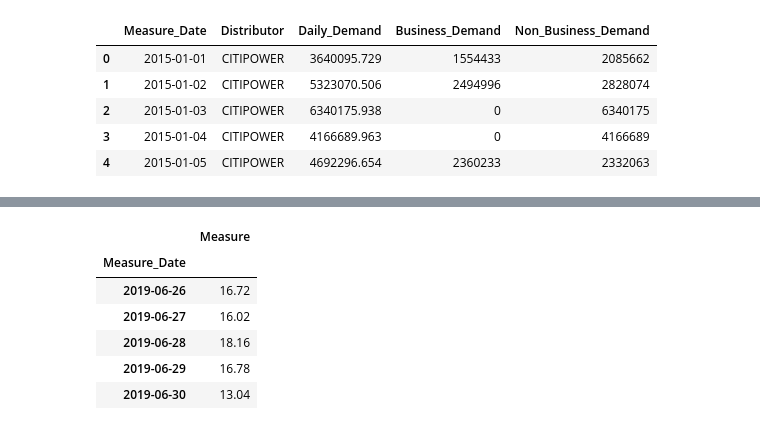
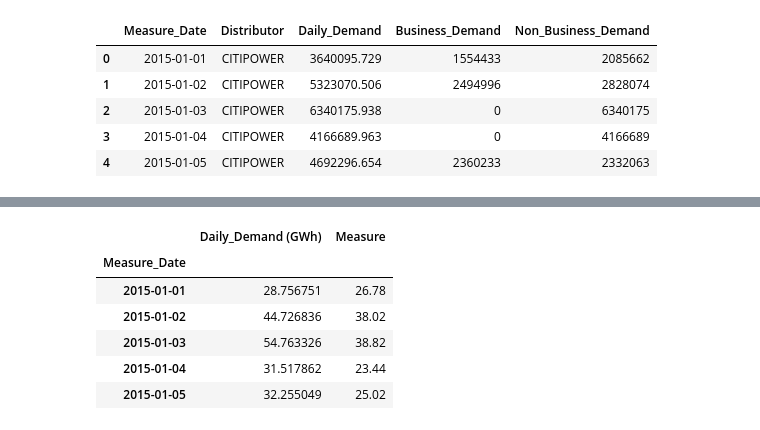
Before and after one commit to tahsinurrahman2011/Project-1, a Jupyter notebook: Electricity Demand Vs Weather Analysis.ipynb, the cells around one changed output, grey strips where cells are left out. Drawn from its saved outputs; the diff is of its cells as text; code cells hidden in the pictures.

```diff
--- a/Electricity Demand Vs Weather Analysis.ipynb
+++ b/Electricity Demand Vs Weather Analysis.ipynb
@@ -84,6 +85,6 @@ demand_df.head()
 | 4 | 2015-01-05 | CITIPOWER | 4692296.654 | 2360233 | 2332063 |
 # %%
 Vicdemand_df = demand_df.groupby(['Measure_Date']).agg({'Daily_Demand': "sum",'Business_Demand': "sum",'Non_Business_Demand': "sum"})
-VicdemandDaily_df = pd.DataFrame(Vicdemand_df['Daily_Demand'])
-
-VicdemandDaily_df.tail()
+VicdemandDaily_df = pd.DataFrame(Vicdemand_df['Daily_Demand']/1000000)
+VicdemandDaily_df = VicdemandDaily_df.rename(columns={"Daily_Demand": "Daily_Demand (GWh)"})
+VicdemandDaily_df = VicdemandDaily_df
@@ -98,13 +91,16 @@ VicdemandDaily_df.tail()
 # %%
 MaxTempDF = weatherDF.loc[weatherDF.MeasurementType == 'MaxTemp']
 MaxTempDF = MaxTempDF.loc[((MaxTempDF.Measure_Date >= '2015-01-01') & (MaxTempDF.Measure_Date < '2019-07-01'))]
 MaxTempDF = MaxTempDF.groupby(['Measure_Date']).agg({'Measure': 'mean'})
-MaxTempDF.tail()
+
+VicDailyDemand_MaxTemp = VicdemandDaily_df.merge(MaxTempDF, left_index=True, right_index=True)
+VicDailyDemand_MaxTemp.dropna(inplace=True)
+VicDailyDemand_MaxTemp.head()
 # %% [output]
-|  | Measure |
-| Measure_Date |  |
-| 2019-06-26 | 16.72 |
-| 2019-06-27 | 16.02 |
-| 2019-06-28 | 18.16 |
-| 2019-06-29 | 16.78 |
-| 2019-06-30 | 13.04 |
+|  | Daily_Demand (GWh) | Measure |
+| Measure_Date |  |  |
+| 2015-01-01 | 28.756751 | 26.78 |
+| 2015-01-02 | 44.726836 | 38.02 |
+| 2015-01-03 | 54.763326 | 38.82 |
+| 2015-01-04 | 31.517862 | 23.44 |
+| 2015-01-05 | 32.255049 | 25.02 |
```
Also changed, not shown: parts of 8 cells of this notebook, 1 other file.
